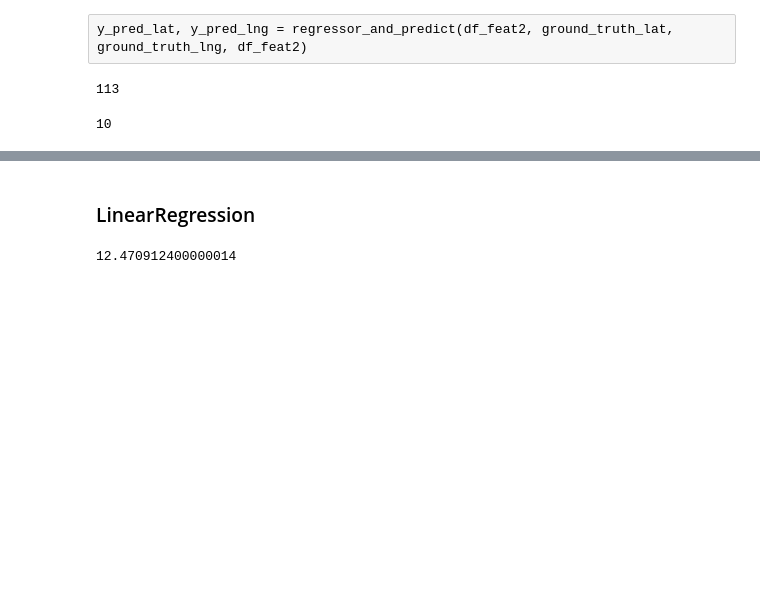
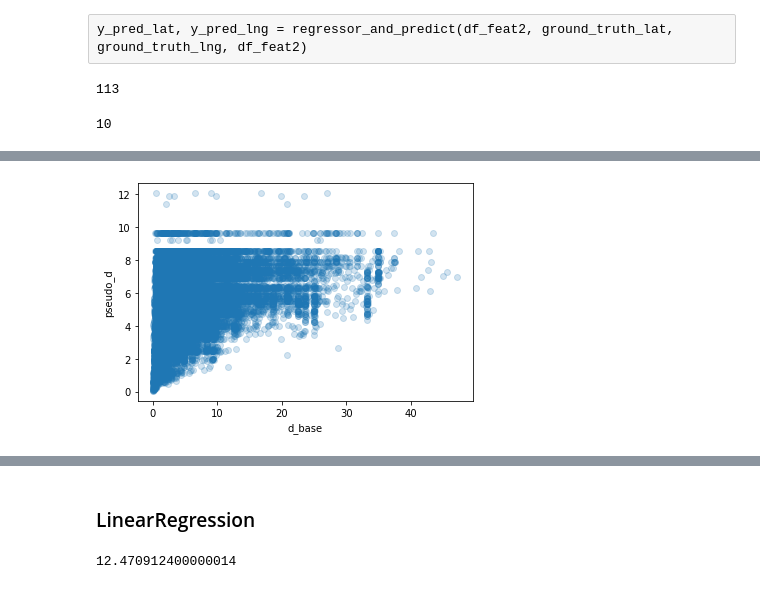
Before and after one commit to PhileasFrog/Geoloc_IOT, a Jupyter notebook: Notebook/TP_Geoloc_Msp_Telecom_ML_BCO.ipynb, the cells around one changed output, grey strips where cells are left out. Saved outputs shown, nothing was run; the diff lists cells and outputs as text; code cells hidden in the pictures; blank space fills up the shorter version.

```diff
--- a/Notebook/TP_Geoloc_Msp_Telecom_ML_BCO.ipynb
+++ b/Notebook/TP_Geoloc_Msp_Telecom_ML_BCO.ipynb
@@ -71,9 +72,9 @@ def Eval_geoloc(y_train_lat , y_train_lng, y_pred_lat, y_pred_lng):
 df_mess_train['d_base'] = Eval_geoloc(df_mess_train['bs_lat'],df_mess_train['bs_lng'],pos_train['lat'],pos_train['lng'])
 # %%
 # filtrage final des anomalies du train
-df_mess_train_filter3 = df_mess_train[(df_mess_train['messid']!= '57aeb41fe541cd77a044cdb8')
+df_mess_train_filter = df_mess_train[(df_mess_train['messid']!= '57aeb41fe541cd77a044cdb8')
                       & (df_mess_train['d_base'] <= 50)]
-df_mess_train_filter3.describe()
+df_mess_train_filter.describe()
 # %% [output]
 |  | bsid | did | nseq | rssi | time_ux | bs_lat | bs_lng | lat | lng | d_base |
 | count | 34579.000000 | 3.457900e+04 | 34579.000000 | 34579.000000 | 3.457900e+04 | 34579.000000 | 34579.000000 | 34579.000000 | 34579.000000 | 34579.000000 |
@@ -271,0 +276,3 @@ def gscv(model,param_grid,X, y,cv, semilogx=False):
+# %%
+from sklearn.ensemble import RandomForestRegressor
+reg = RandomForestRegressor()
@@ -271,0 +288,2 @@ def gscv(model,param_grid,X, y,cv, semilogx=False):
+# %%
+reg.fit(df_mess_train_filter[['rssi']],df_mess_train_filter['d_base'])
@@ -271,0 +297,2 @@ def gscv(model,param_grid,X, y,cv, semilogx=False):
+# %%
+df_mess_train_filter['pseudo_d'] = reg.predict(df_mess_train_filter[['rssi']])
@@ -271,0 +313,6 @@ def gscv(model,param_grid,X, y,cv, semilogx=False):
+# %%
+plt.scatter(df_mess_train_filter['d_base'], df_mess_train_filter[['pseudo_d']], alpha=0.2)
+plt.xlabel('d_base')
+plt.ylabel('pseudo_d');
+# %% [output]
+[figure, added]
```
Also changed, not shown: parts of 39 cells of this notebook.
